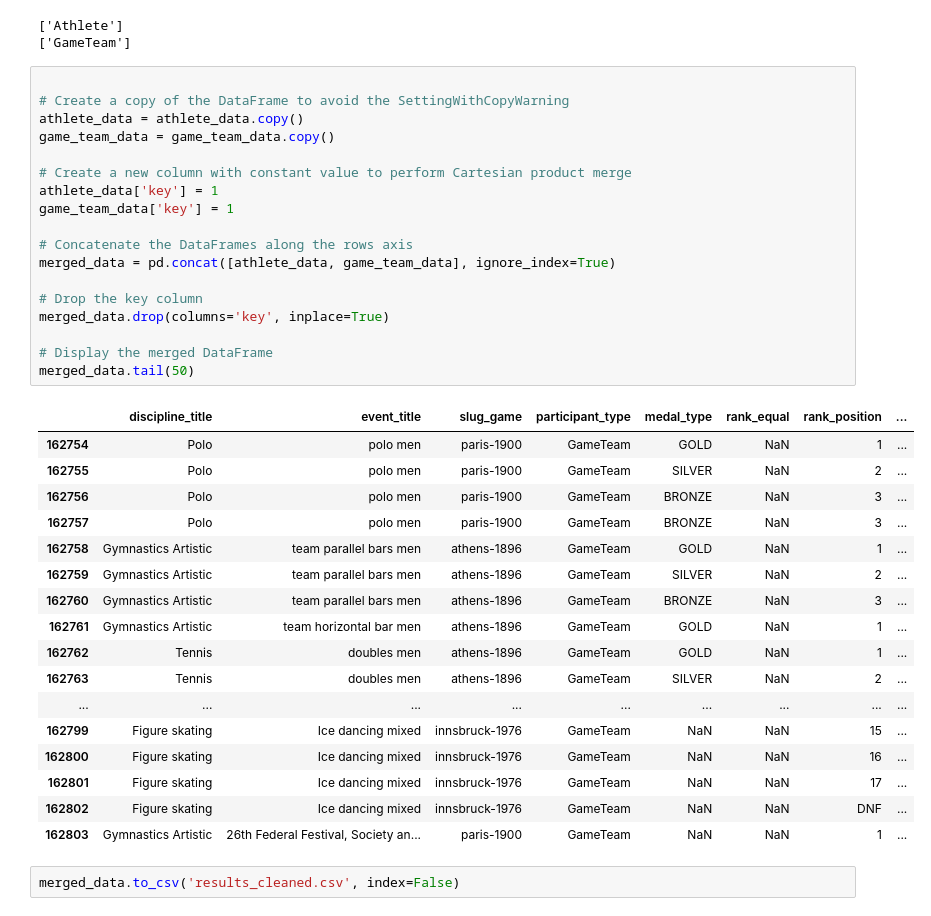
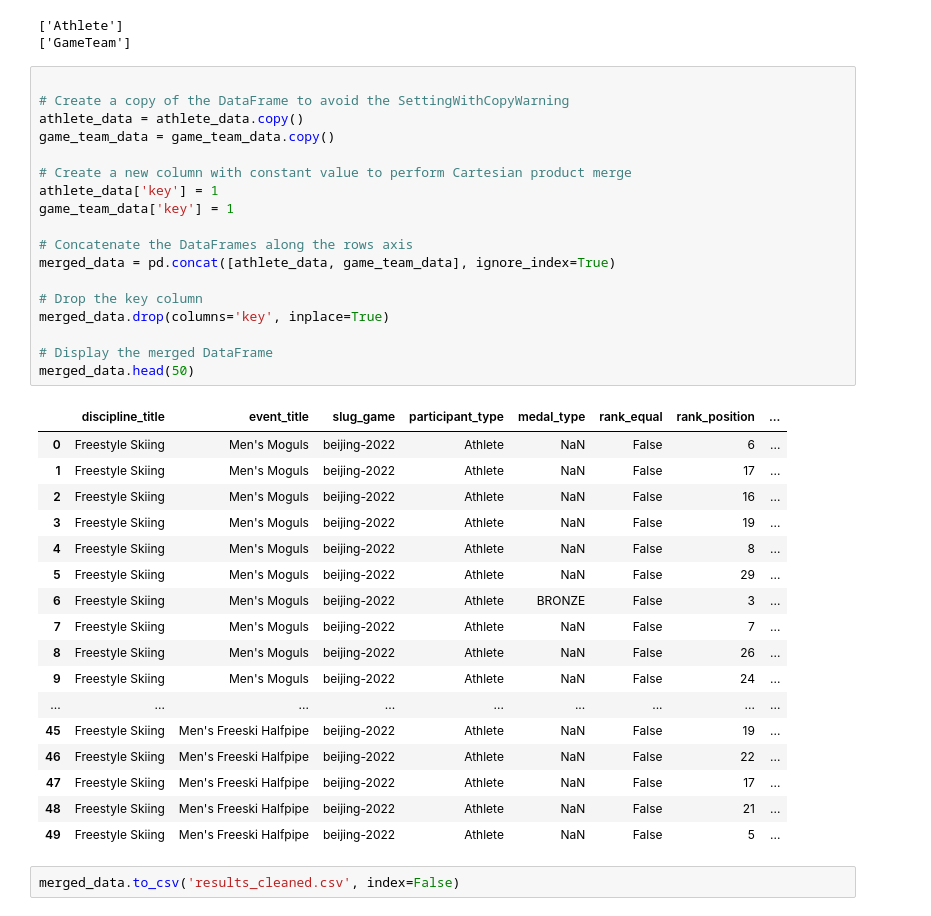
Before and after one commit to paoloarciaga/Olympics_Data_Engineering, a Jupyter notebook: Olympic_Files/results_cleaned.ipynb, the cells around one changed output. Cells and saved outputs as stored; diff of their text form.

```diff
--- a/Olympic_Files/results_cleaned.ipynb
+++ b/Olympic_Files/results_cleaned.ipynb
@@ -390,38 +390,38 @@ print(game_team_data['participant_type'].unique())
 # %%
 
 # Create a copy of the DataFrame to avoid the SettingWithCopyWarning
 athlete_data = athlete_data.copy()
 game_team_data = game_team_data.copy()
 
 # Create a new column with constant value to perform Cartesian product merge
 athlete_data['key'] = 1
 game_team_data['key'] = 1
 
 # Concatenate the DataFrames along the rows axis
 merged_data = pd.concat([athlete_data, game_team_data], ignore_index=True)
 
 # Drop the key column
 merged_data.drop(columns='key', inplace=True)
 
 # Display the merged DataFrame
-merged_data.tail(50)
+merged_data.head(50)
 # %% [output]
 |  | discipline_title | event_title | slug_game | participant_type | medal_type | rank_equal | rank_position | ... |
-| 162754 | Polo | polo men | paris-1900 | GameTeam | GOLD | NaN | 1 | ... |
-| 162755 | Polo | polo men | paris-1900 | GameTeam | SILVER | NaN | 2 | ... |
-| 162756 | Polo | polo men | paris-1900 | GameTeam | BRONZE | NaN | 3 | ... |
-| 162757 | Polo | polo men | paris-1900 | GameTeam | BRONZE | NaN | 3 | ... |
-| 162758 | Gymnastics Artistic | team parallel bars men | athens-1896 | GameTeam | GOLD | NaN | 1 | ... |
-| 162759 | Gymnastics Artistic | team parallel bars men | athens-1896 | GameTeam | SILVER | NaN | 2 | ... |
-| 162760 | Gymnastics Artistic | team parallel bars men | athens-1896 | GameTeam | BRONZE | NaN | 3 | ... |
-| 162761 | Gymnastics Artistic | team horizontal bar men | athens-1896 | GameTeam | GOLD | NaN | 1 | ... |
-| 162762 | Tennis | doubles men | athens-1896 | GameTeam | GOLD | NaN | 1 | ... |
-| 162763 | Tennis | doubles men | athens-1896 | GameTeam | SILVER | NaN | 2 | ... |
+| 0 | Freestyle Skiing | Men's Moguls | beijing-2022 | Athlete | NaN | False | 6 | ... |
+| 1 | Freestyle Skiing | Men's Moguls | beijing-2022 | Athlete | NaN | False | 17 | ... |
+| 2 | Freestyle Skiing | Men's Moguls | beijing-2022 | Athlete | NaN | False | 16 | ... |
+| 3 | Freestyle Skiing | Men's Moguls | beijing-2022 | Athlete | NaN | False | 19 | ... |
+| 4 | Freestyle Skiing | Men's Moguls | beijing-2022 | Athlete | NaN | False | 8 | ... |
+| 5 | Freestyle Skiing | Men's Moguls | beijing-2022 | Athlete | NaN | False | 29 | ... |
+| 6 | Freestyle Skiing | Men's Moguls | beijing-2022 | Athlete | BRONZE | False | 3 | ... |
+| 7 | Freestyle Skiing | Men's Moguls | beijing-2022 | Athlete | NaN | False | 7 | ... |
+| 8 | Freestyle Skiing | Men's Moguls | beijing-2022 | Athlete | NaN | False | 26 | ... |
+| 9 | Freestyle Skiing | Men's Moguls | beijing-2022 | Athlete | NaN | False | 24 | ... |
 | ... | ... | ... | ... | ... | ... | ... | ... | ... |
-| 162799 | Figure skating | Ice dancing mixed | innsbruck-1976 | GameTeam | NaN | NaN | 15 | ... |
-| 162800 | Figure skating | Ice dancing mixed | innsbruck-1976 | GameTeam | NaN | NaN | 16 | ... |
-| 162801 | Figure skating | Ice dancing mixed | innsbruck-1976 | GameTeam | NaN | NaN | 17 | ... |
-| 162802 | Figure skating | Ice dancing mixed | innsbruck-1976 | GameTeam | NaN | NaN | DNF | ... |
-| 162803 | Gymnastics Artistic | 26th Federal Festival, Society an... | paris-1900 | GameTeam | NaN | NaN | 1 | ... |
+| 45 | Freestyle Skiing | Men's Freeski Halfpipe | beijing-2022 | Athlete | NaN | False | 19 | ... |
+| 46 | Freestyle Skiing | Men's Freeski Halfpipe | beijing-2022 | Athlete | NaN | False | 22 | ... |
+| 47 | Freestyle Skiing | Men's Freeski Halfpipe | beijing-2022 | Athlete | NaN | False | 17 | ... |
+| 48 | Freestyle Skiing | Men's Freeski Halfpipe | beijing-2022 | Athlete | NaN | False | 21 | ... |
+| 49 | Freestyle Skiing | Men's Freeski Halfpipe | beijing-2022 | Athlete | NaN | False | 5 | ... |
 # %%
 merged_data.to_csv('results_cleaned.csv', index=False)
```
Also changed, not shown: 1 other file.
